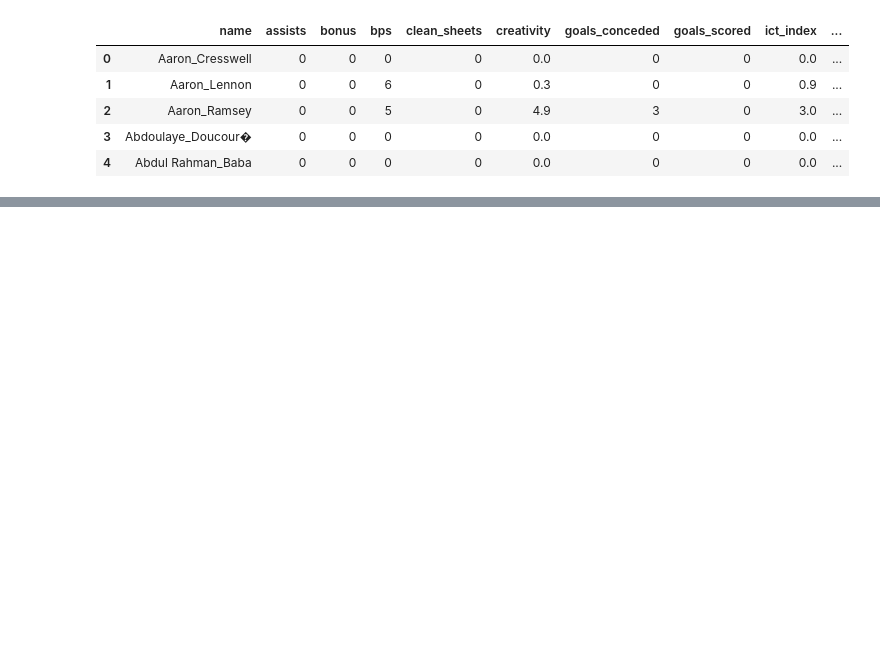
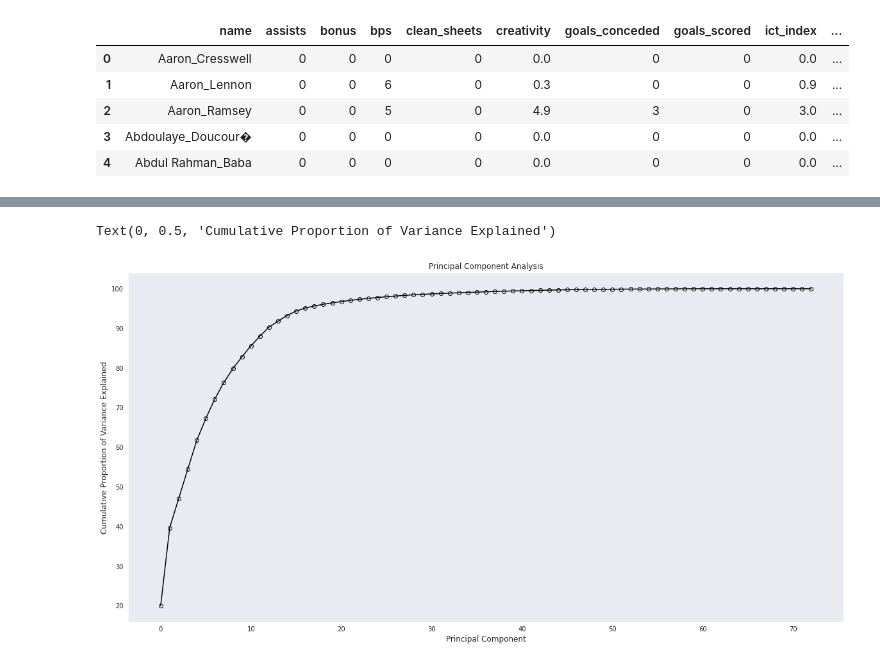
Before and after one commit to raghavbhutra/RedDevils, a Jupyter notebook: RD_Full.ipynb, the cells around one changed output, grey strips where cells are left out. Cells and saved outputs as stored; diff of their text form; code cells hidden in the pictures; blank space fills up the shorter version.

```diff
--- a/RD_Full.ipynb
+++ b/RD_Full.ipynb
@@ -550,0 +648,3 @@ X_train, X_test, y_train, y_test = train_test_split( X, y, test_size=0.20, rando
+# %%
+scaled_data = pd.DataFrame(scaled_data,columns=gws2.columns)
+scaled_data.head(50)
@@ -550,0 +669,10 @@ X_train, X_test, y_train, y_test = train_test_split( X, y, test_size=0.20, rando
+# %%
+from sklearn.model_selection import train_test_split
+Y = gws1['total_points']
+X_train,X_test,Y_train,Y_test=train_test_split(scaled_data,Y,test_size=0.3,random_state=123)
+# %%
+pca = PCA(n_components=73)
+pca_model = pca.fit(X_train)
+
+pca_train = pca_model.transform(X_train)
+pca_train
@@ -550,0 +781,4 @@ X_train, X_test, y_train, y_test = train_test_split( X, y, test_size=0.20, rando
+# %%
+
+var = pca_model.explained_variance_ratio_
+var
@@ -550,0 +805,11 @@ X_train, X_test, y_train, y_test = train_test_split( X, y, test_size=0.20, rando
+# %%
+
+cumulative_var = np.cumsum(np.round(var, decimals=4)*100)
+plt.figure(figsize=(20,10))
+plt.plot(cumulative_var,'k-o',markerfacecolor='None',markeredgecolor='k')
+plt.title('Principal Component Analysis',fontsize=12)
+plt.xlabel("Principal Component",fontsize=12)
+plt.ylabel("Cumulative Proportion of Variance Explained",fontsize=12)
+# %% [output]
+Text(0, 0.5, 'Cumulative Proportion of Variance Explained')
+[figure, added]
```
Also changed, not shown: parts of 42 cells of this notebook.
